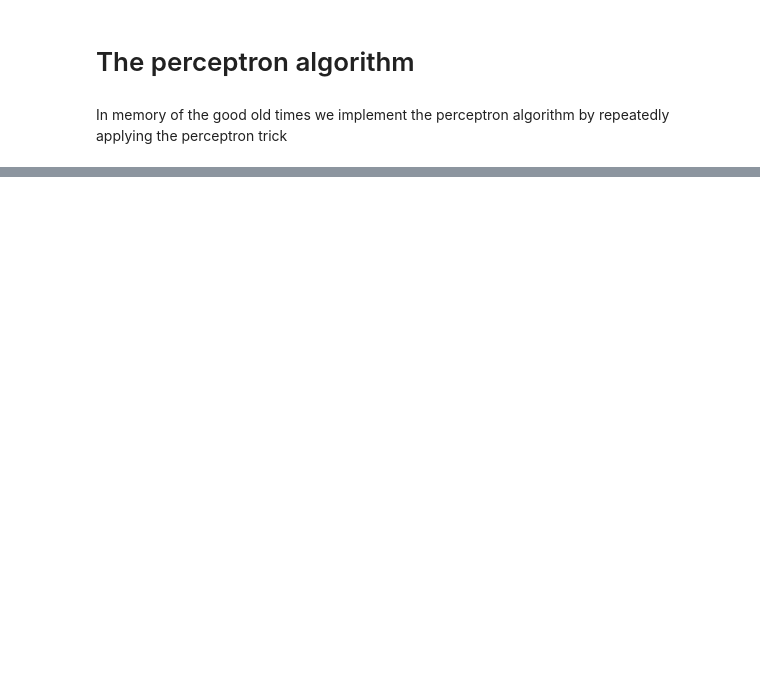
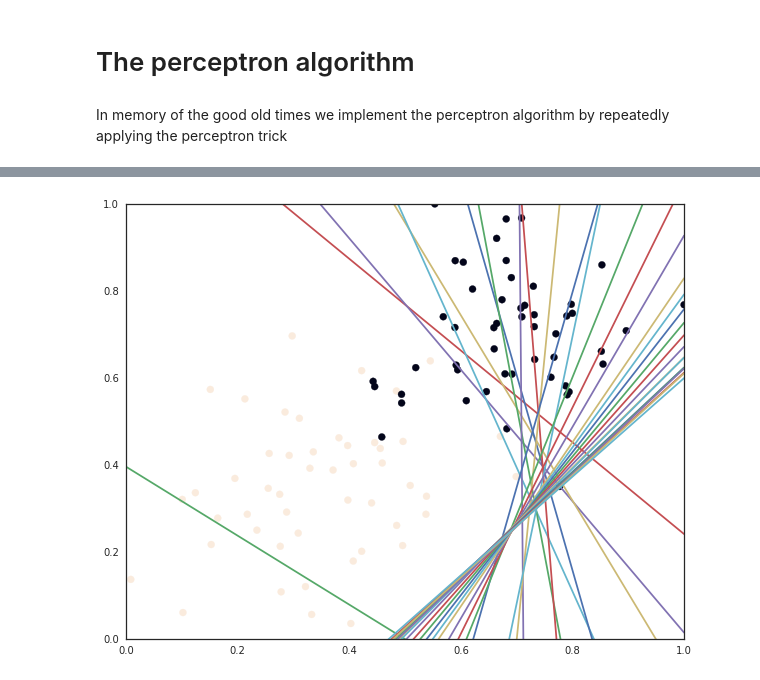
Before and after one commit to huli/the-perceptron-algorithm, a Jupyter notebook: the_perceptron_algorithm.ipynb, the cells around one changed output, grey strips where cells are left out. Saved outputs shown, nothing was run; the diff lists cells and outputs as text; code cells hidden in the pictures; blank space fills up the shorter version.

Commit message:
First steps for the algorithm

```diff
--- a/the_perceptron_algorithm.ipynb
+++ b/the_perceptron_algorithm.ipynb
@@ -20,0 +26,12 @@ plt.show()
+# %%
+def trainAlgorithm(X, y, learn_rate = 0.01, num_epochs = 30):
+    x_min, x_max = min(X.T[0]), max(X.T[0])
+    y_min, y_max = min(X.T[1]), max(X.T[1])
+    W = np.array(np.random.rand(2,1))
+    b = np.random.rand(1)[0] + x_max
+    boundary_lines = []
+    for i in range(num_epochs):
+        # For each iteration we apply a perceptron step
+        W, b = perceptronStep(X, y, W, b, learn_rate)
+        boundary_lines.append((-W[0]/W[1], -b/W[1]))
+    return boundary_lines
@@ -20,0 +59,17 @@ plt.show()
+# %%
+# Separate dependent and independent variables
+X = data.iloc[:, :2]
+y = data.iloc[:, 2]
+# %%
+boundaries = trainAlgorithm(X.as_matrix(), y.as_matrix())
+# %%
+fig, ax = plt.subplots(1, figsize=(10,8))
+ax.scatter(data.x1, data.x2, c=data.y)
+ax.set_xlim((0,1))
+ax.set_ylim((0,1))
+#lt.plot(boundaries)
+for b in boundaries:
+    plt.plot(b)
+plt.show()
+# %% [output]
+[figure, added]
```
Also changed, not shown: parts of 5 cells of this notebook.
